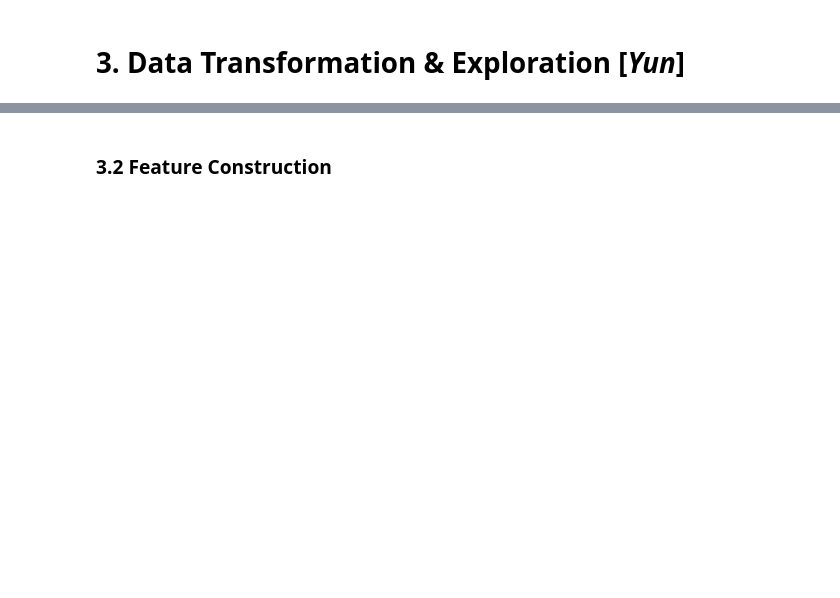
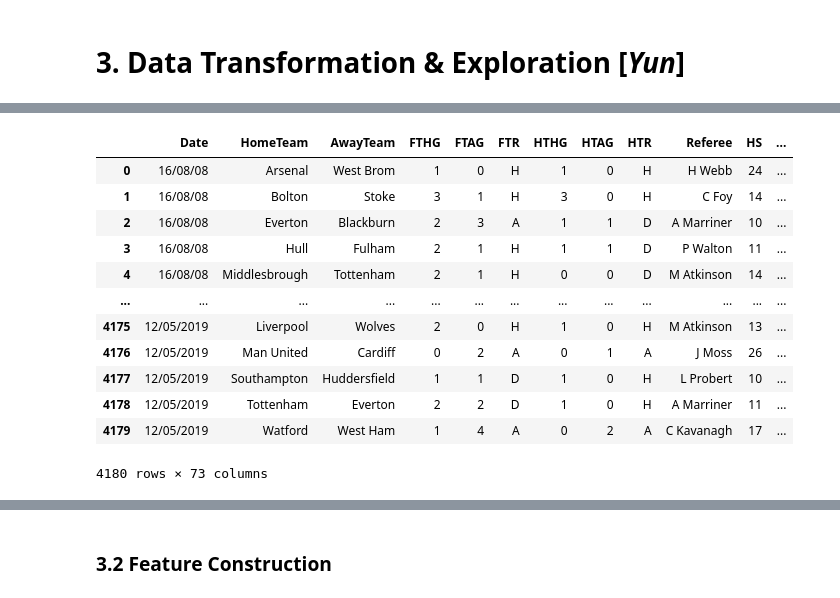
Before and after one commit to Yun5141/0036-groupProject, a Jupyter notebook: FootballResultPrediction.ipynb, the cells around one changed output, grey strips where cells are left out. Drawn from its saved outputs; the diff is of its cells as text; code cells hidden in the pictures; blank space fills up the shorter version.

```diff
--- a/FootballResultPrediction.ipynb
+++ b/FootballResultPrediction.ipynb
@@ -50,0 +60,16 @@ geometricData = pd.read_csv(url)
+# %%
+raw_training_data
+# %% [output]
+|  | Date | HomeTeam | AwayTeam | FTHG | FTAG | FTR | HTHG | HTAG | HTR | Referee | HS | ... |
+| 0 | 16/08/08 | Arsenal | West Brom | 1 | 0 | H | 1 | 0 | H | H Webb | 24 | ... |
+| 1 | 16/08/08 | Bolton | Stoke | 3 | 1 | H | 3 | 0 | H | C Foy | 14 | ... |
+| 2 | 16/08/08 | Everton | Blackburn | 2 | 3 | A | 1 | 1 | D | A Marriner | 10 | ... |
+| 3 | 16/08/08 | Hull | Fulham | 2 | 1 | H | 1 | 1 | D | P Walton | 11 | ... |
+| 4 | 16/08/08 | Middlesbrough | Tottenham | 2 | 1 | H | 0 | 0 | D | M Atkinson | 14 | ... |
+| ... | ... | ... | ... | ... | ... | ... | ... | ... | ... | ... | ... | ... |
+| 4175 | 12/05/2019 | Liverpool | Wolves | 2 | 0 | H | 1 | 0 | H | M Atkinson | 13 | ... |
+| 4176 | 12/05/2019 | Man United | Cardiff | 0 | 2 | A | 0 | 1 | A | J Moss | 26 | ... |
+| 4177 | 12/05/2019 | Southampton | Huddersfield | 1 | 1 | D | 1 | 0 | H | L Probert | 10 | ... |
+| 4178 | 12/05/2019 | Tottenham | Everton | 2 | 2 | D | 1 | 0 | H | A Marriner | 11 | ... |
+| 4179 | 12/05/2019 | Watford | West Ham | 1 | 4 | A | 0 | 2 | A | C Kavanagh | 17 | ... |
+4180 rows × 73 columns
```
Also changed, not shown: parts of 118 cells of this notebook.
